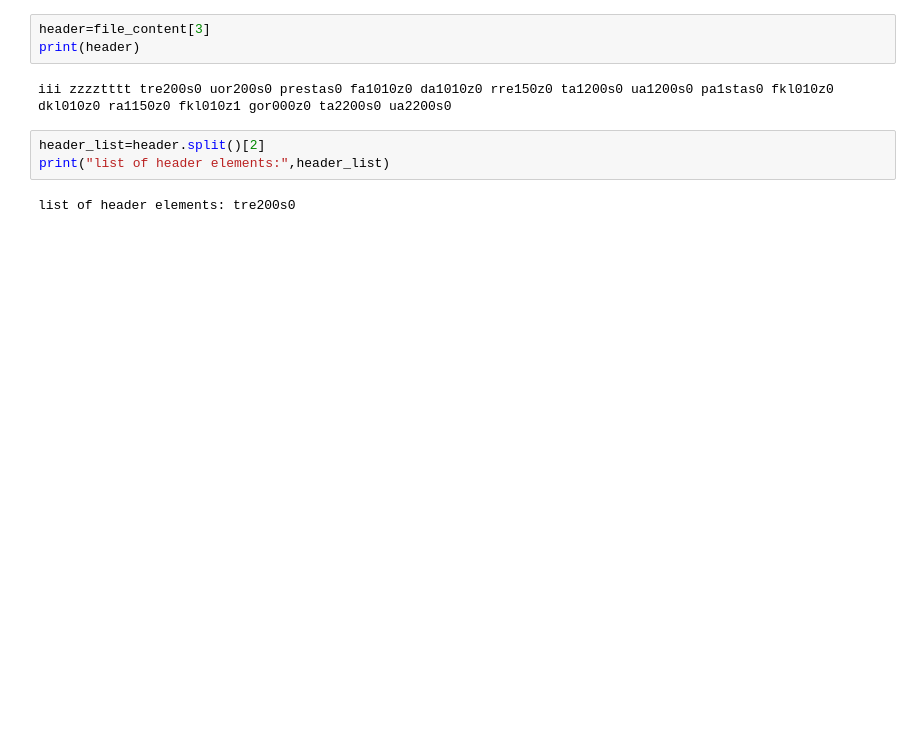
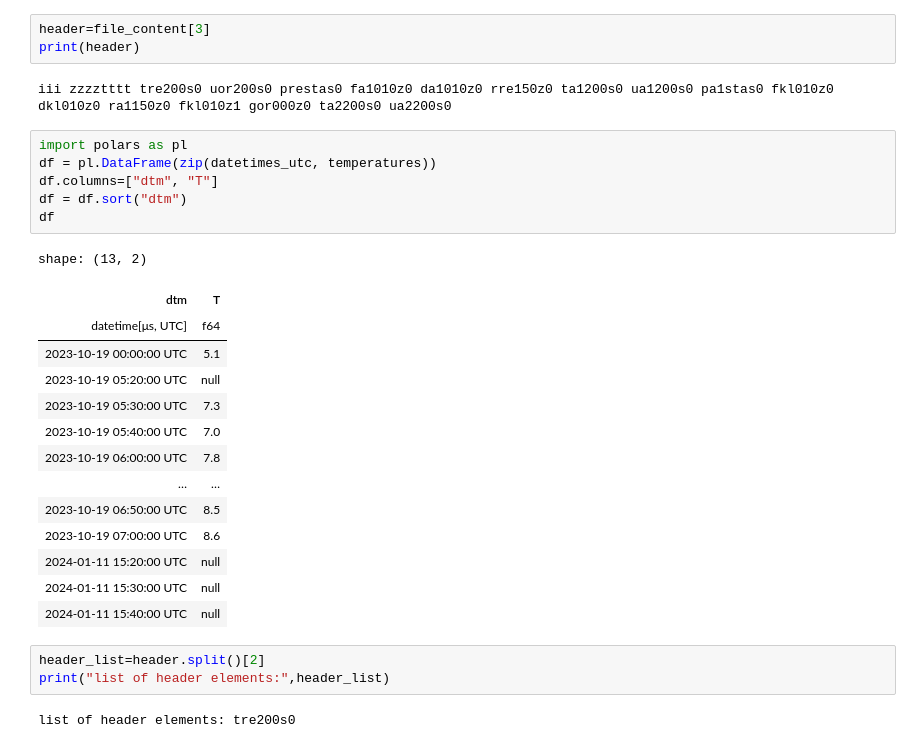
Before and after one commit to silas1995/silas_kadigym_project, a Jupyter notebook: meteo.ipynb, the cells around one changed output. Saved outputs shown, nothing was run; the diff lists cells and outputs as text; blank space fills up the shorter version.

```diff
--- a/meteo.ipynb
+++ b/meteo.ipynb
@@ -94,6 +108,27 @@ header=file_content[3]
 print(header)
 # %% [output]
 iii zzzztttt tre200s0 uor200s0 prestas0 fa1010z0 da1010z0 rre150z0 ta1200s0 ua1200s0 pa1stas0 fkl010z0 dkl010z0 ra1150z0 fkl010z1 gor000z0 ta2200s0 ua2200s0
+# %%
+import polars as pl
+df = pl.DataFrame(zip(datetimes_utc, temperatures))
+df.columns=["dtm", "T"]
+df = df.sort("dtm")
+df
+# %% [output]
+shape: (13, 2)
+| dtm | T |
+| datetime[μs, UTC] | f64 |
+| 2023-10-19 00:00:00 UTC | 5.1 |
+| 2023-10-19 05:20:00 UTC | null |
+| 2023-10-19 05:30:00 UTC | 7.3 |
+| 2023-10-19 05:40:00 UTC | 7.0 |
+| 2023-10-19 06:00:00 UTC | 7.8 |
+| … | … |
+| 2023-10-19 06:50:00 UTC | 8.5 |
+| 2023-10-19 07:00:00 UTC | 8.6 |
+| 2024-01-11 15:20:00 UTC | null |
+| 2024-01-11 15:30:00 UTC | null |
+| 2024-01-11 15:40:00 UTC | null |
 # %%
 header_list=header.split()[2]
 print("list of header elements:",header_list)
```
Also changed, not shown: parts of 5 cells of this notebook, 1 other file.
